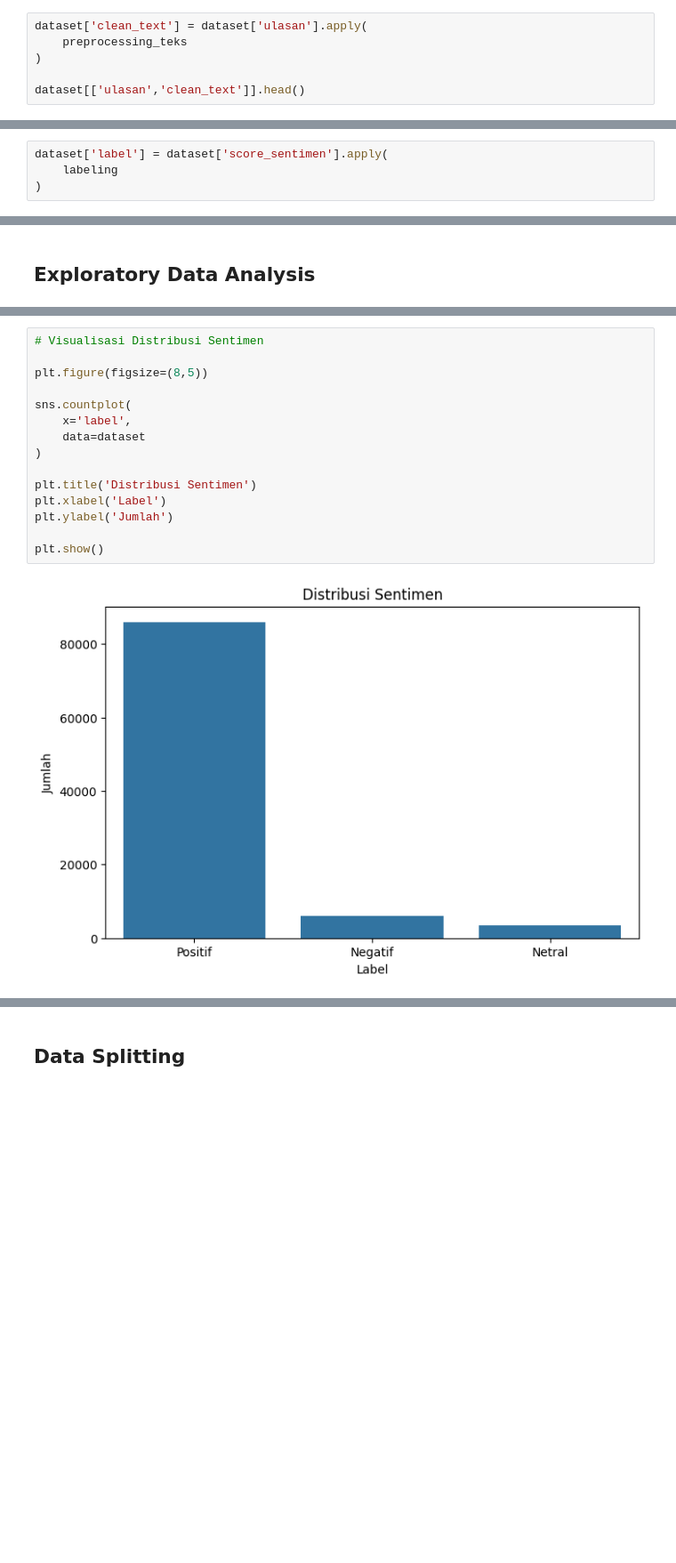
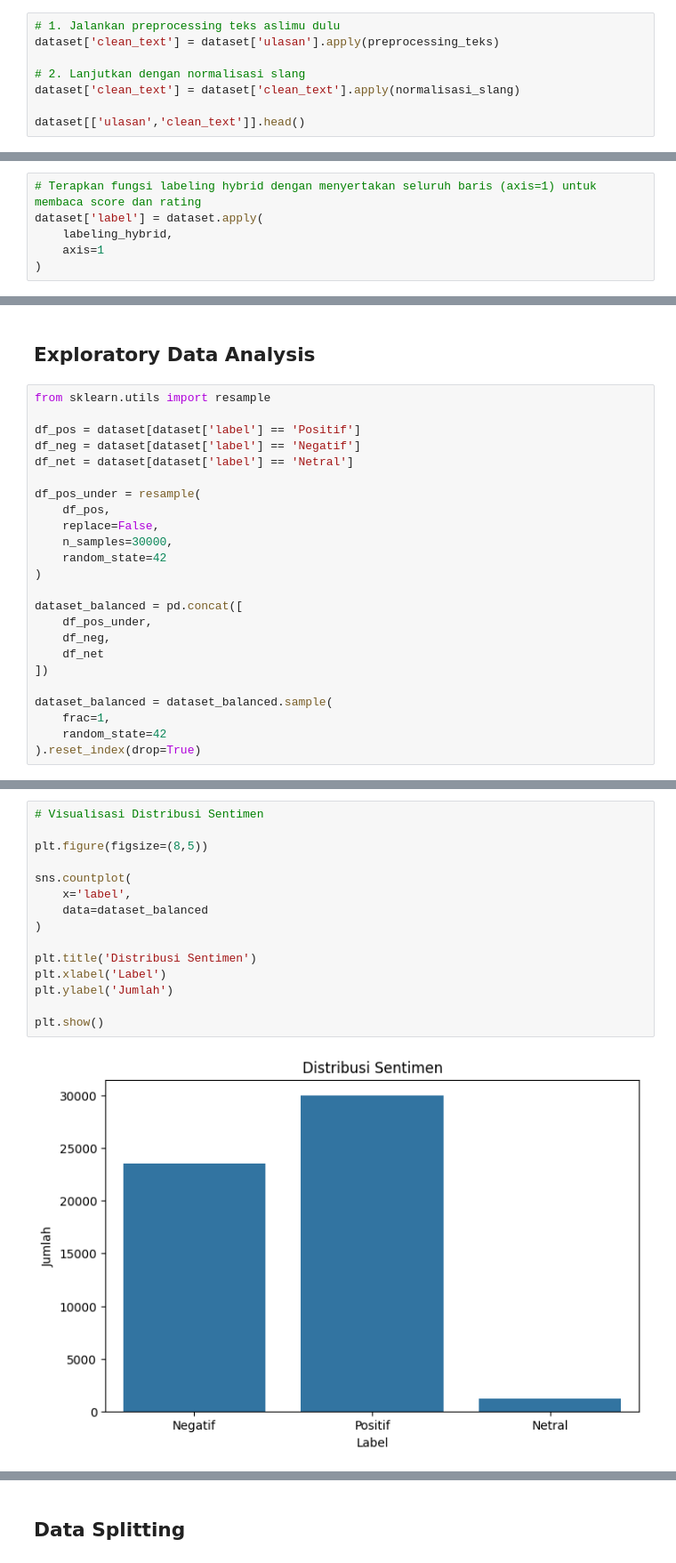
Before and after one commit to putriipuspita/Capstone-PJK-GM056, a Jupyter notebook: model/analisissentimen.ipynb, the cells around one changed output, grey strips where cells are left out. Shown at 89% size. Drawn from its saved outputs; the diff is of its cells as text; blank space fills up the shorter version.

Commit message:
Update perbaikan logika kamus lexicon dan labeling hybrid

```diff
--- a/model/analisissentimen.ipynb
+++ b/model/analisissentimen.ipynb
@@ -577,7 +601,9 @@ Kamus berhasil di-update dan dibersihkan!
 # %%
-dataset['clean_text'] = dataset['ulasan'].apply(
-    preprocessing_teks
-)
+# 1. Jalankan preprocessing teks aslimu dulu
+dataset['clean_text'] = dataset['ulasan'].apply(preprocessing_teks)
+
+# 2. Lanjutkan dengan normalisasi slang
+dataset['clean_text'] = dataset['clean_text'].apply(normalisasi_slang)
 
 dataset[['ulasan','clean_text']].head()
 # %% [output]
@@ -626,5 +679,7 @@ def labeling(score):
 # %%
-dataset['label'] = dataset['score_sentimen'].apply(
-    labeling
+# Terapkan fungsi labeling hybrid dengan menyertakan seluruh baris (axis=1) untuk membaca score dan rating
+dataset['label'] = dataset.apply(
+    labeling_hybrid,
+    axis=1
 )
 # %%
@@ -655,4 +700,28 @@ dataset[
 # %% [markdown]
 ## Exploratory Data Analysis
+# %%
+from sklearn.utils import resample
+
+df_pos = dataset[dataset['label'] == 'Positif']
+df_neg = dataset[dataset['label'] == 'Negatif']
+df_net = dataset[dataset['label'] == 'Netral']
+
+df_pos_under = resample(
+    df_pos,
+    replace=False,
+    n_samples=30000,
+    random_state=42
+)
+
+dataset_balanced = pd.concat([
+    df_pos_under,
+    df_neg,
+    df_net
+])
+
+dataset_balanced = dataset_balanced.sample(
+    frac=1,
+    random_state=42
+).reset_index(drop=True)
 # %%
 # Distribusi Label
@@ -678,19 +761,19 @@ dtype: int64
 # %%
 # Visualisasi Distribusi Sentimen
 
 plt.figure(figsize=(8,5))
 
 sns.countplot(
     x='label',
-    data=dataset
+    data=dataset_balanced
 )
 
 plt.title('Distribusi Sentimen')
 plt.xlabel('Label')
 plt.ylabel('Jumlah')
 
 plt.show()
 # %% [output]
-[figure, old version]
+[figure, new version]
 # %%
 # EDA Panjang Ulasan
```
Also changed, not shown: parts of 40 cells of this notebook.
